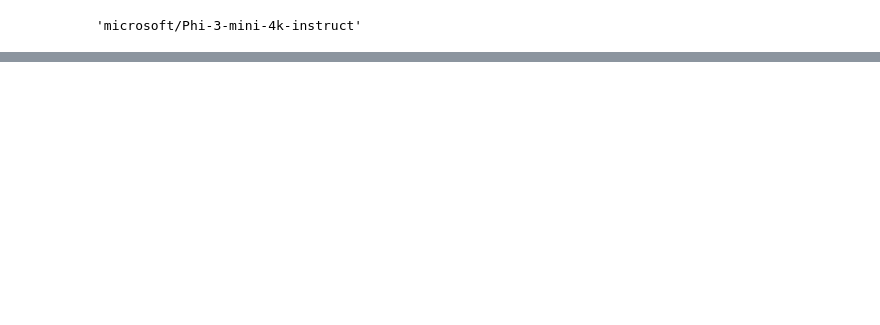
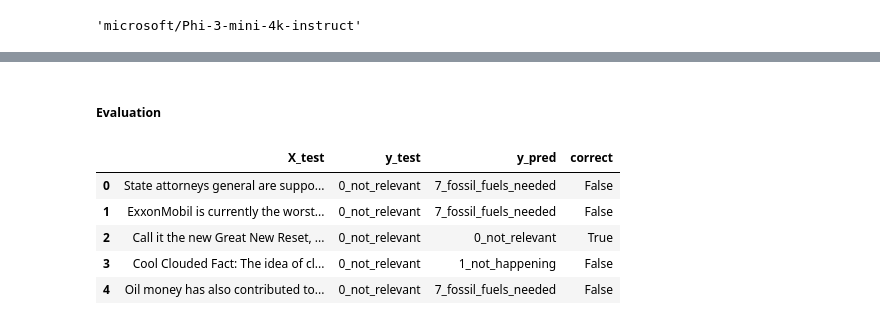
Before and after one commit to Arivima/frugal-ai-challenge, a Jupyter notebook: training/Langchain_Baseline.ipynb, the cells around one changed output, grey strips where cells are left out. Cells and saved outputs as stored; diff of their text form; code cells hidden in the pictures; blank space fills up the shorter version.

```diff
--- a/training/Langchain_Baseline.ipynb
+++ b/training/Langchain_Baseline.ipynb
@@ -403,0 +429,14 @@ performance
+# %% [markdown]
+##### **Evaluation**
+# %%
+from frugalai.utils.evaluation import create_results_df
+
+results_df = create_results_df(X_test, y_test, y_pred)
+results_df.head()
+# %% [output]
+|  | X_test | y_test | y_pred | correct |
+| 0 | State attorneys general are suppo... | 0_not_relevant | 7_fossil_fuels_needed | False |
+| 1 | ExxonMobil is currently the worst... | 0_not_relevant | 7_fossil_fuels_needed | False |
+| 2 | Call it the new Great New Reset, ... | 0_not_relevant | 0_not_relevant | True |
+| 3 | Cool Clouded Fact: The idea of cl... | 0_not_relevant | 1_not_happening | False |
+| 4 | Oil money has also contributed to... | 0_not_relevant | 7_fossil_fuels_needed | False |
```
Also changed, not shown: parts of 73 cells of this notebook, 16 other files.
